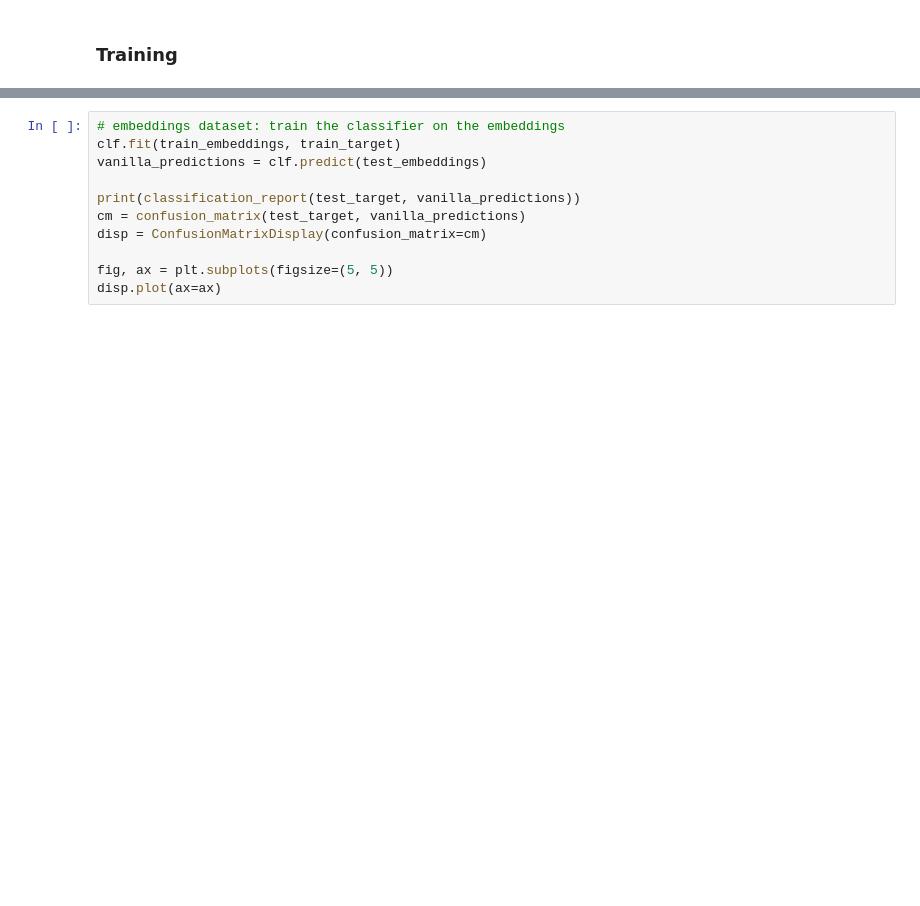
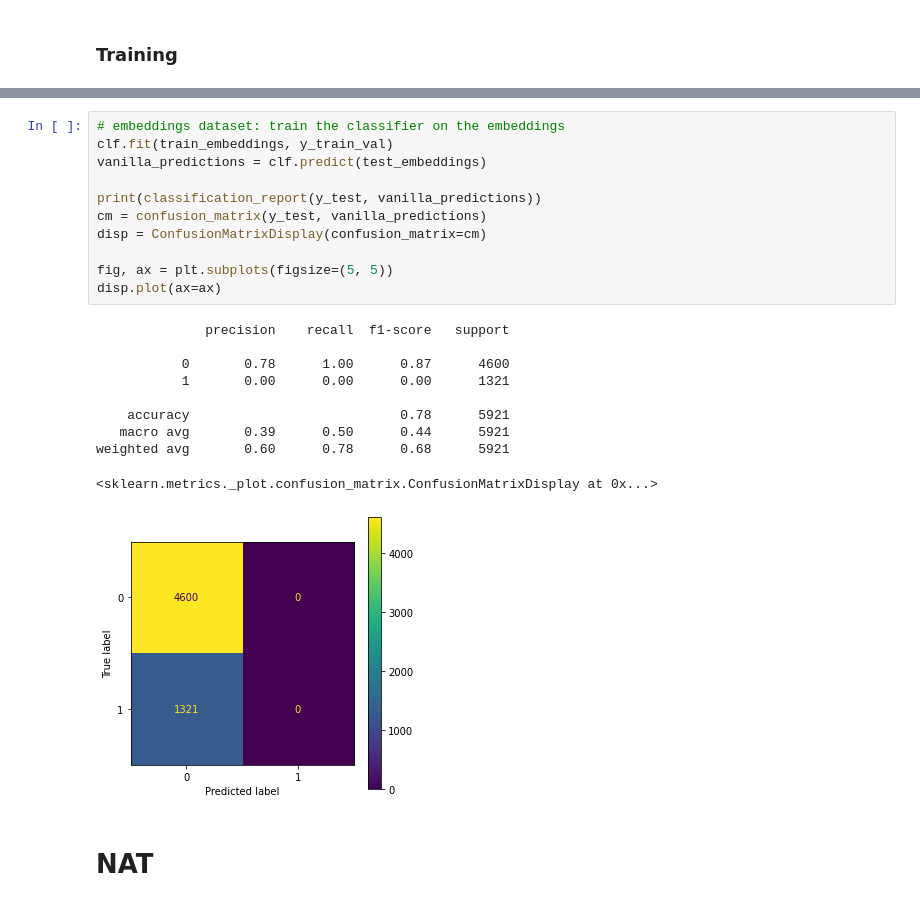
Before and after one commit to huuthieu/fedonce-ssl, a Jupyter notebook: uci_features.ipynb, the cells around one changed output, grey strips where cells are left out. Drawn from its saved outputs; the diff is of its cells as text; blank space fills up the shorter version.

```diff
--- a/uci_features.ipynb
+++ b/uci_features.ipynb
@@ -108,11 +155,24 @@ disp.plot(ax=ax)
 # %%
 # embeddings dataset: train the classifier on the embeddings
-clf.fit(train_embeddings, train_target)
+clf.fit(train_embeddings, y_train_val)
 vanilla_predictions = clf.predict(test_embeddings)
 
-print(classification_report(test_target, vanilla_predictions))
-cm = confusion_matrix(test_target, vanilla_predictions)
+print(classification_report(y_test, vanilla_predictions))
+cm = confusion_matrix(y_test, vanilla_predictions)
 disp = ConfusionMatrixDisplay(confusion_matrix=cm)
 
 fig, ax = plt.subplots(figsize=(5, 5))
 disp.plot(ax=ax)
+# %% [output]
+              precision    recall  f1-score   support
+
+           0       0.78      1.00      0.87      4600
+           1       0.00      0.00      0.00      1321
+
+    accuracy                           0.78      5921
+   macro avg       0.39      0.50      0.44      5921
+weighted avg       0.60      0.78      0.68      5921
+<sklearn.metrics._plot.confusion_matrix.ConfusionMatrixDisplay at 0x...>
+[figure, added]
+# %% [markdown]
+# NAT
```
Also changed, not shown: parts of 25 cells of this notebook.
